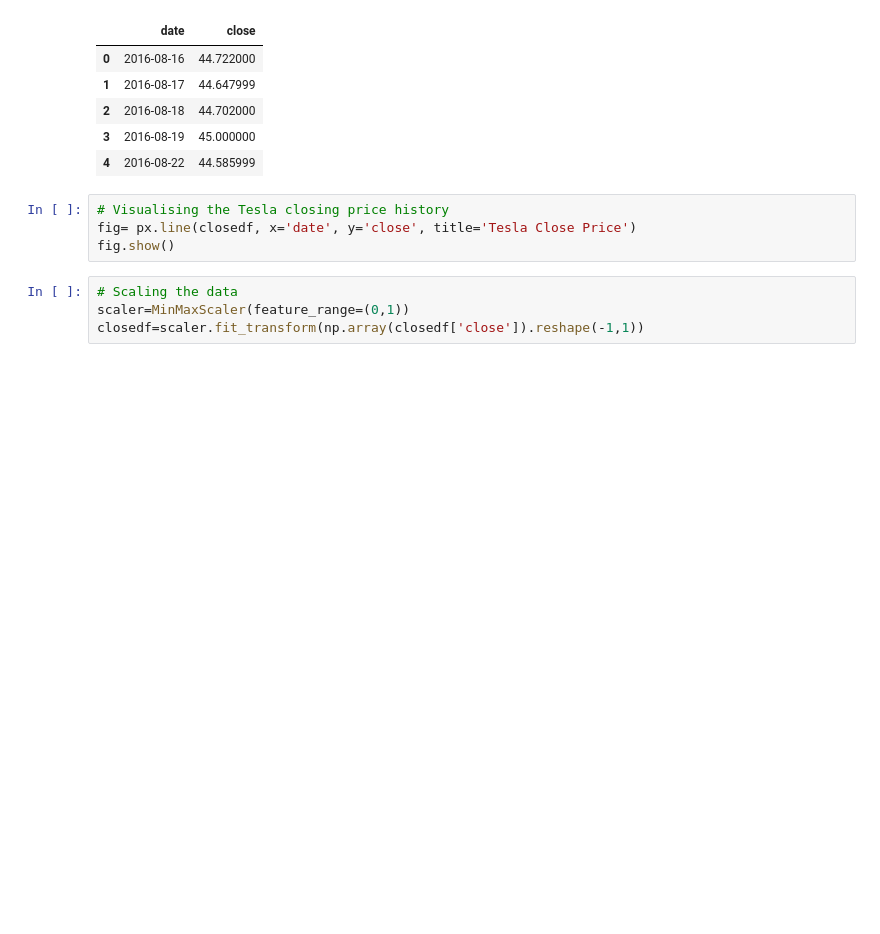
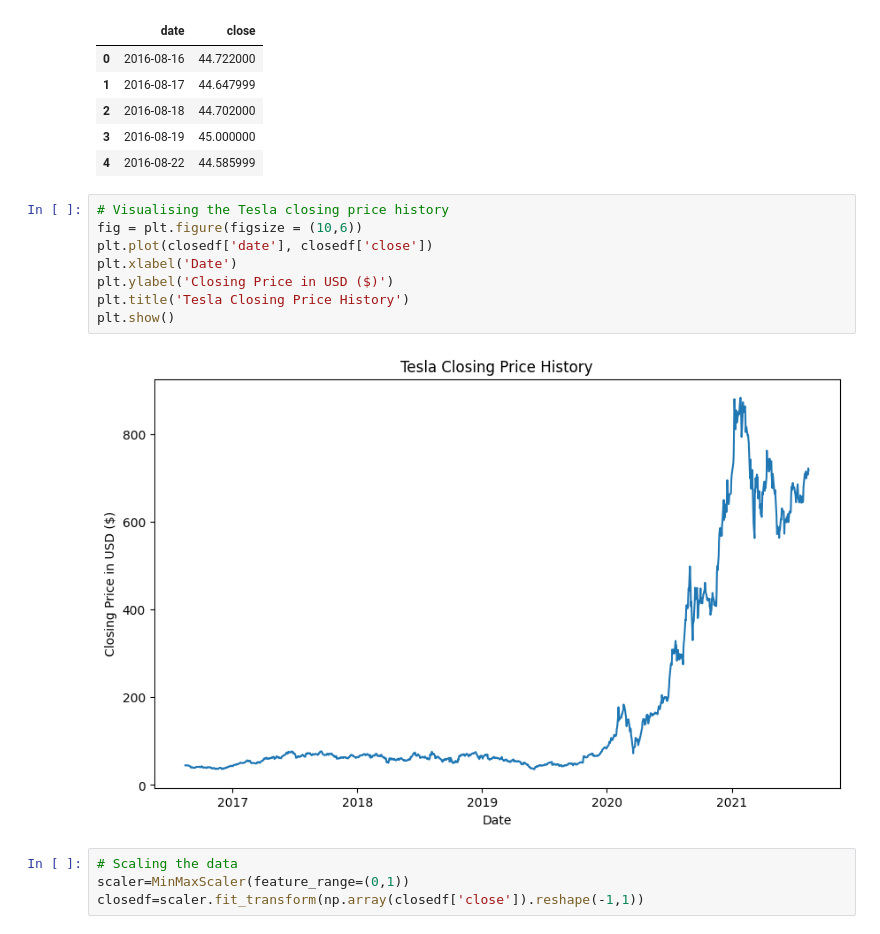
Before and after one commit to JoshA21/Stock-Price-Analysis, a Jupyter notebook: Stock Prices.ipynb, the cells around one changed output. Cells and saved outputs as stored; diff of their text form; blank space fills up the shorter version.

Commit message:
Updated graph to be visible in preview

```diff
--- a/Stock Prices.ipynb
+++ b/Stock Prices.ipynb
@@ -34,8 +34,14 @@ closedf.head()
 | 4 | 2016-08-22 | 44.585999 |
 # %%
 # Visualising the Tesla closing price history
-fig= px.line(closedf, x='date', y='close', title='Tesla Close Price')
-fig.show()
+fig = plt.figure(figsize = (10,6))
+plt.plot(closedf['date'], closedf['close'])
+plt.xlabel('Date')
+plt.ylabel('Closing Price in USD ($)')
+plt.title('Tesla Closing Price History')
+plt.show()
+# %% [output]
+[figure, added]
 # %%
 # Scaling the data
 scaler=MinMaxScaler(feature_range=(0,1))
```
Also changed, not shown: parts of 1 cell of this notebook.
